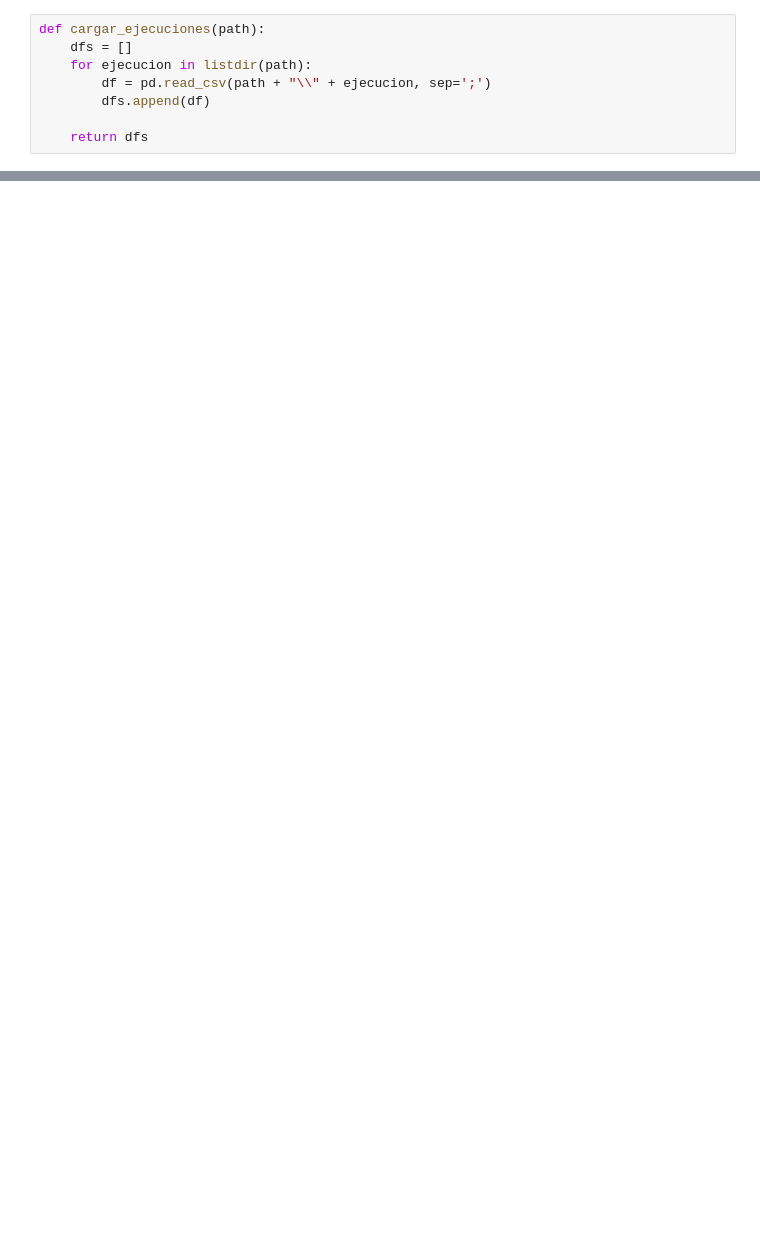
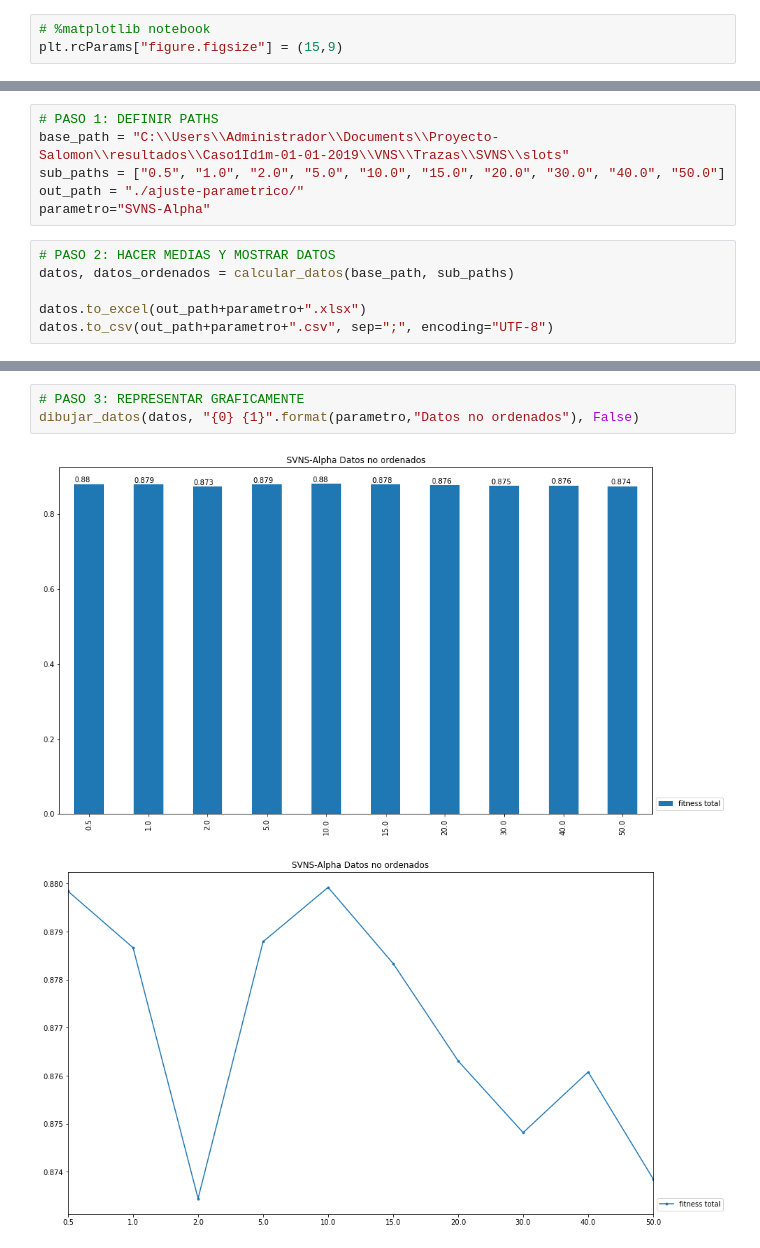
Before and after one commit to zerolfer/TFM-graficador, a Jupyter notebook: Ajuste-parametrico.ipynb, the cells around one changed output, grey strips where cells are left out. Cells and saved outputs as stored; diff of their text form; blank space fills up the shorter version.

Commit message:
Finished parameter tunning notebook

```diff
--- a/Ajuste-parametrico.ipynb
+++ b/Ajuste-parametrico.ipynb
@@ -8,8 +6,3 @@ plt.rcParams["figure.figsize"] = (9,9)
-# %%
-def cargar_ejecuciones(path):
-    dfs = []
-    for ejecucion in listdir(path):
-        df = pd.read_csv(path + "\\" + ejecucion, sep=';')
-        dfs.append(df)
-
-    return dfs
+# %%
+# %matplotlib notebook
+plt.rcParams["figure.figsize"] = (15,9)
@@ -15,0 +58,12 @@ def cargar_ejecuciones(path):
+# %%
+# PASO 1: DEFINIR PATHS
+base_path = "C:\\Users\\Administrador\\Documents\\Proyecto-Salomon\\resultados\\Caso1Id1m-01-01-2019\\VNS\\Trazas\\SVNS\\slots"
+sub_paths = ["0.5", "1.0", "2.0", "5.0", "10.0", "15.0", "20.0", "30.0", "40.0", "50.0"]
+out_path = "./ajuste-parametrico/"
+parametro="SVNS-Alpha"
+# %%
+# PASO 2: HACER MEDIAS Y MOSTRAR DATOS
+datos, datos_ordenados = calcular_datos(base_path, sub_paths)
+
+datos.to_excel(out_path+parametro+".xlsx")
+datos.to_csv(out_path+parametro+".csv", sep=";", encoding="UTF-8")
@@ -15,0 +82,6 @@ def cargar_ejecuciones(path):
+# %%
+# PASO 3: REPRESENTAR GRAFICAMENTE
+dibujar_datos(datos, "{0} {1}".format(parametro,"Datos no ordenados"), False)
+# %% [output]
+[figure, added]
+[figure, added]
```
Also changed, not shown: parts of 11 cells of this notebook.
